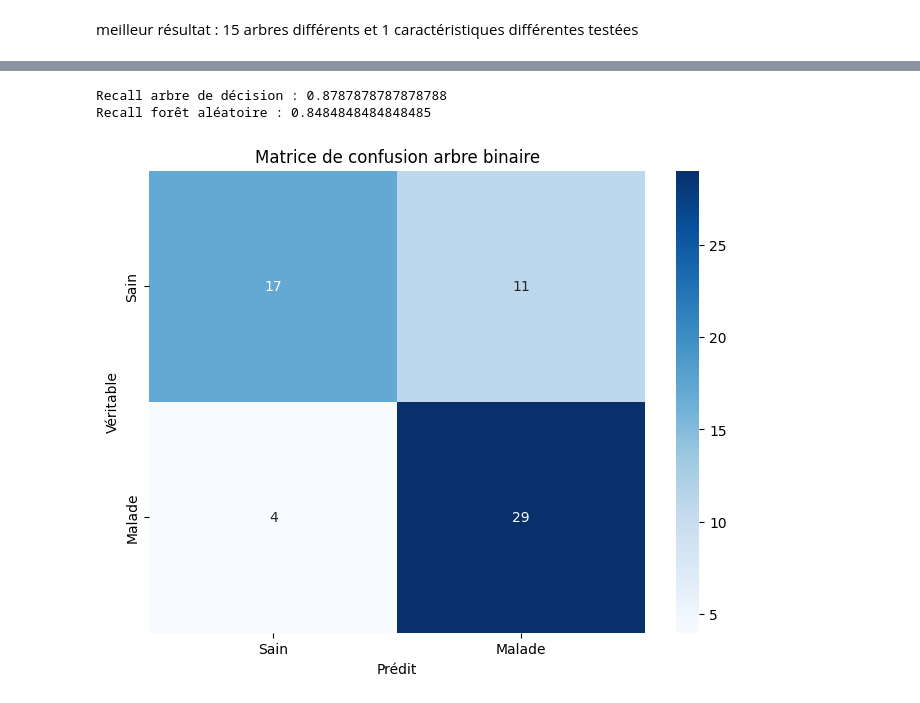
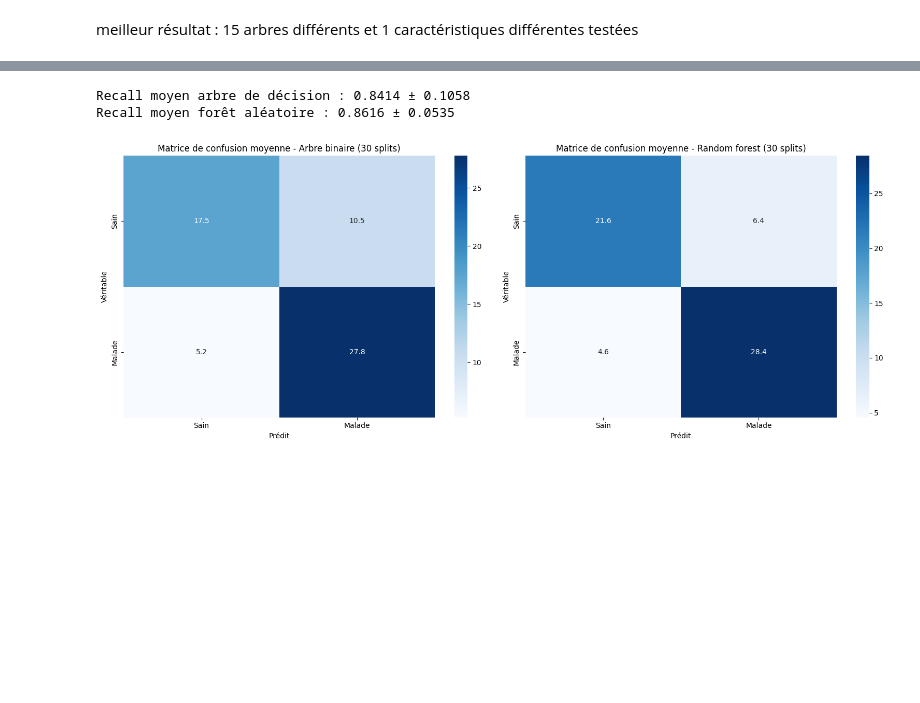
Before and after one commit to prichert17/Apprentissage_automatique_arbre_decision, a Jupyter notebook: main.ipynb, the cells around one changed output, grey strips where cells are left out. Saved outputs shown, nothing was run; the diff lists cells and outputs as text; code cells hidden in the pictures; blank space fills up the shorter version.

Commit message:
correction matrices de confusion

```diff
--- a/main.ipynb
+++ b/main.ipynb
@@ -548,30 +598,62 @@ Recall forêt aléatoire : 0.8181818181818182
 # %%
-#Comparaison de l'abre de décision et de la forêt aléatoire
+#Comparaison de l'arbre de décision et de la forêt aléatoire sur 30 splits
 
-clf_best = DecisionTreeClassifier(criterion='entropy', random_state=0, ccp_alpha=0.05)
-clf_best.fit(X_train.iloc[:, :13], y_train)
-y_pred = clf_best.predict(X_test.iloc[:, :13])
-print("Recall arbre de décision :", recall_score(y_test, y_pred))
+confusion_sum_dt = np.zeros((2, 2))
+confusion_sum_rf = np.zeros((2, 2))
+recall_list_dt = []
+recall_list_rf = []
 
-confusion = confusion_matrix(y_test, y_pred)
-plt.figure(figsize=(8, 6))
-sns.heatmap(confusion, annot=True, fmt='d', cmap='Blues', xticklabels=['Sain', 'Malade'], yticklabels=['Sain', 'Malade'])
-plt.title('Matrice de confusion arbre binaire')
-plt.xlabel('Prédit')
-plt.ylabel('Véritable')
+for i in range(1, 31):
+    X_train_val, X_test, y_train_val, y_test = train_test_split(X, y_encoded, test_size=0.2, stratify=y_encoded, random_state=i)
+    X_train, X_val, y_train, y_val = train_test_split(X_train_val, y_train_val, test_size=0.25, stratify=y_train_val, random_state=i)
 
-clf_rf = RandomForestClassifier(n_estimators=15, random_state=0, max_features=1)
-clf_rf.fit(X_train.iloc[:, :13], y_train)
-y_pred_rf = clf_rf.predict(X_test.iloc[:, :13])
-print("Recall forêt aléatoire :", recall_score(y_test, y_pred_rf))
-confusion = confusion_matrix(y_test, y_pred_rf)
-plt.figure(figsize=(8, 6))
-sns.heatmap(confusion, annot=True, fmt='d', cmap='Blues', xticklabels=['Sain', 'Malade'], yticklabels=['Sain', 'Malade'])
-plt.title('Matrice de confusion random forest')
-plt.xlabel('Prédit')
-plt.ylabel('Véritable')
+    # Arbre de décision
+    clf_best = DecisionTreeClassifier(criterion='entropy', random_state=0, ccp_alpha=0.05)
+    clf_best.fit(X_train.iloc[:, :13], y_train)
+    y_pred = clf_best.predict(X_test.iloc[:, :13])
+    recall_dt = recall_score(y_test, y_pred)
+    recall_list_dt.append(recall_dt)
+    confusion_dt = confusion_matrix(y_test, y_pred)
+    confusion_sum_dt += confusion_dt
+
+    # Forêt aléatoire
+    clf_rf = RandomForestClassifier(n_estimators=15, random_state=0, max_features=1)
+    clf_rf.fit(X_train.iloc[:, :13], y_train)
+    y_pred_rf = clf_rf.predict(X_test.iloc[:, :13])
+    recall_rf = recall_score(y_test, y_pred_rf)
+    recall_list_rf.append(recall_rf)
+    confusion_rf = confusion_matrix(y_test, y_pred_rf)
+    confusion_sum_rf += confusion_rf
+
+# Calcul des moyennes
+confusion_moyenne_dt = confusion_sum_dt / 30
+confusion_moyenne_rf = confusion_sum_rf / 30
+recall_moyen_dt = np.mean(recall_list_dt)
+recall_std_dt = np.std(recall_list_dt)
+recall_moyen_rf = np.mean(recall_list_rf)
+recall_std_rf = np.std(recall_list_rf)
+
+print(f"Recall moyen arbre de décision : {recall_moyen_dt:.4f} ± {recall_std_dt:.4f}")
+print(f"Recall moyen forêt aléatoire : {recall_moyen_rf:.4f} ± {recall_std_rf:.4f}")
+
+# Affichage des matrices de confusion moyennes
+fig, axes = plt.subplots(1, 2, figsize=(16, 6))
+
+sns.heatmap(confusion_moyenne_dt, annot=True, fmt='.1f', cmap='Blues',
+            xticklabels=['Sain', 'Malade'], yticklabels=['Sain', 'Malade'], ax=axes[0])
+axes[0].set_title('Matrice de confusion moyenne - Arbre binaire (30 splits)')
+axes[0].set_xlabel('Prédit')
+axes[0].set_ylabel('Véritable')
+
+sns.heatmap(confusion_moyenne_rf, annot=True, fmt='.1f', cmap='Blues',
+            xticklabels=['Sain', 'Malade'], yticklabels=['Sain', 'Malade'], ax=axes[1])
+axes[1].set_title('Matrice de confusion moyenne - Random forest (30 splits)')
+axes[1].set_xlabel('Prédit')
+axes[1].set_ylabel('Véritable')
+
+plt.tight_layout()
 plt.show()
 # %% [output]
-Recall arbre de décision : 0.8787878787878788
-Recall forêt aléatoire : 0.8484848484848485
+Recall moyen arbre de décision : 0.8414 ± 0.1058
+Recall moyen forêt aléatoire : 0.8616 ± 0.0535
-[figure, old version]
+[figure, new version]
```
Also changed, not shown: parts of 10 cells of this notebook.
